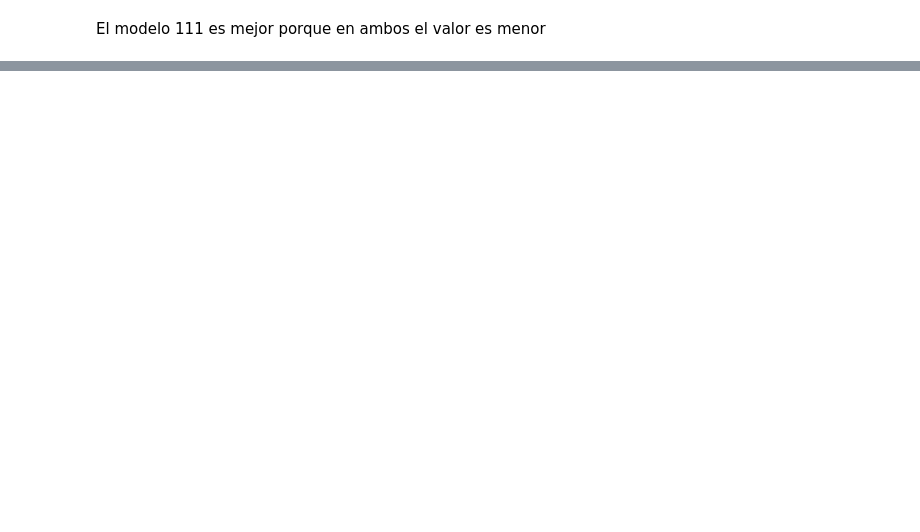
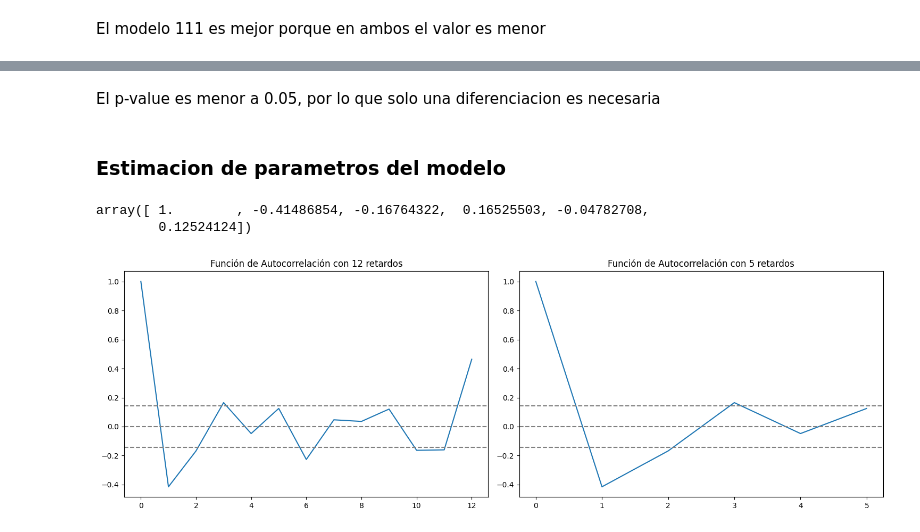
Before and after one commit to JuanPineda115/DS-HT2, a Jupyter notebook: HT2.ipynb, the cells around one changed output, grey strips where cells are left out. Saved outputs shown, nothing was run; the diff lists cells and outputs as text; code cells hidden in the pictures; blank space fills up the shorter version.

Commit message:
Consumo regular

```diff
--- a/HT2.ipynb
+++ b/HT2.ipynb
@@ -489,0 +364,4 @@ pred
+# %%
+tsRegular = trainConsumos['Gasolina regular']
+mediaMovil = tsRegular.rolling(window=12).mean()
+deMovil = tsRegular.rolling(window=12).std()
@@ -489,0 +382,4 @@ pred
+# %%
+tsRegular = tsRegular.astype({'Gasolina regular':'float'})
+tsRegularLog = np.log(tsRegular)
+plt.plot(tsRegularLog)
@@ -489,0 +408,2 @@ pred
+# %% [markdown]
+El p-value es menor a 0.05, por lo que solo una diferenciacion es necesaria
@@ -489,0 +415,33 @@ pred
+# %% [markdown]
+### Estimacion de parametros del modelo
+# %%
+tsRegularLogDiff = tsRegularLog.diff()
+tsRegularLogDiff.dropna(inplace = True)
+tsd_acf = acf(tsRegularLogDiff,nlags=5,fft=False)
+tsd_pacf = pacf(tsRegularLogDiff, nlags=36)
+tsd_acf
+# %% [output]
+array([ 1.        , -0.41486854, -0.16764322,  0.16525503, -0.04782708,
+        0.12524124])
+# %%
+plt.rcParams['figure.figsize'] = [15, 5]
+plt.rcParams['figure.dpi'] = 100 # 200 e.g. is really fine, but slower
+
+#Plot ACF:
+plt.subplot(121)
+plt.plot(acf(tsRegularLogDiff,nlags=12,fft=False))
+plt.axhline(y=0,linestyle='--',color='gray')
+plt.axhline(y=-1.96/np.sqrt(len(tsRegularLogDiff)),linestyle='--',color='gray')
+plt.axhline(y=1.96/np.sqrt(len(tsRegularLogDiff)),linestyle='--',color='gray')
+plt.title('Función de Autocorrelación con 12 retardos')
+
+plt.subplot(122)
+plt.plot(acf(tsRegularLogDiff,nlags=5,fft=False))
+plt.axhline(y=0,linestyle='--',color='gray')
+plt.axhline(y=-1.96/np.sqrt(len(tsRegularLogDiff)),linestyle='--',color='gray')
+plt.axhline(y=1.96/np.sqrt(len(tsRegularLogDiff)),linestyle='--',color='gray')
+plt.title('Función de Autocorrelación con 5 retardos')
+
+plt.tight_layout()
+# %% [output]
+[figure, added]
```
Also changed, not shown: parts of 61 cells of this notebook.
